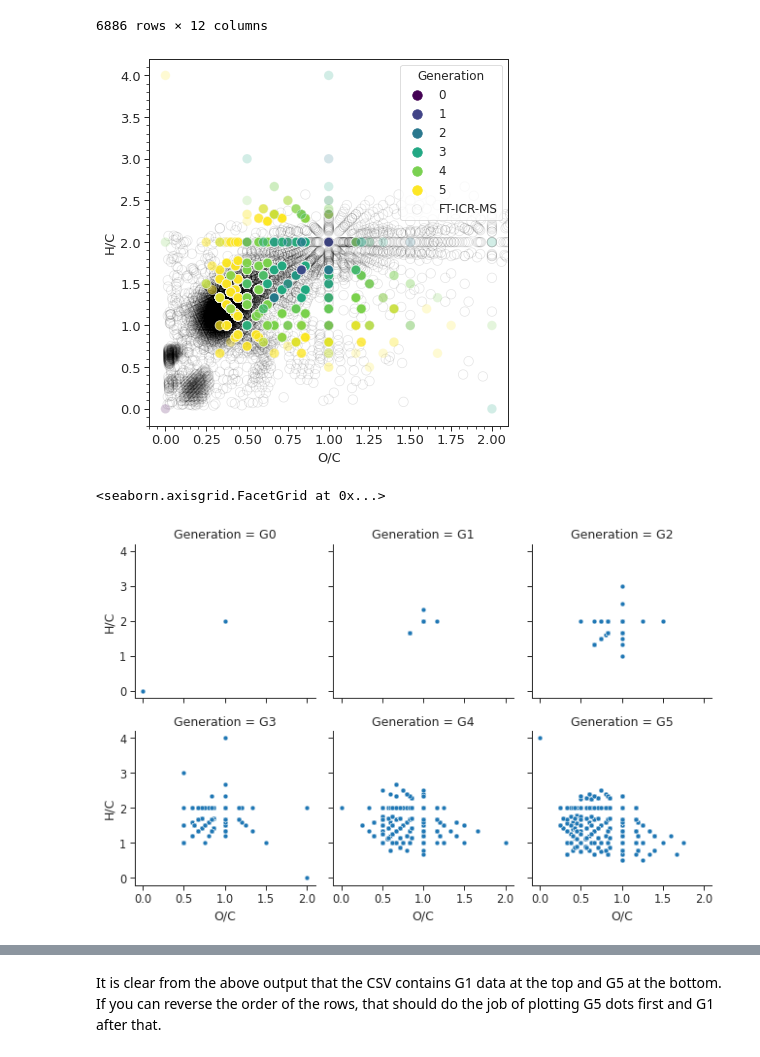
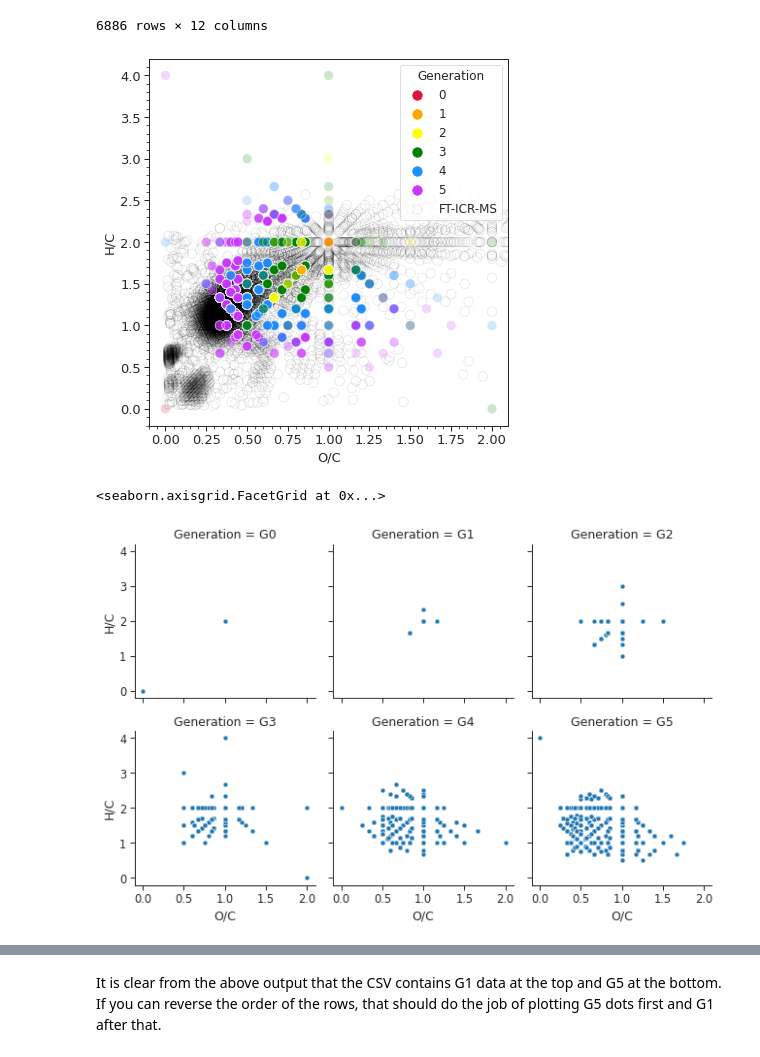
Before and after one commit to Reaction-Space-Explorer/reac-space-exp, a Jupyter notebook: plots/general_plotting_script.ipynb, the cells around one changed output, grey strips where cells are left out. Saved outputs shown, nothing was run; the diff lists cells and outputs as text; code cells hidden in the pictures.

```diff
--- a/plots/general_plotting_script.ipynb
+++ b/plots/general_plotting_script.ipynb
@@ -5,7 +5,7 @@ import matplotlib.pyplot as plt
 import seaborn as sns
 import plotly.express as px
 
-data = pd.read_csv("quantitative_desc.csv")
+data = pd.read_csv("YSP_ReactionNetwork_Descriptor_Data_November2021.csv")
 sns.set_context("paper", font_scale=1.3);
 sns.set_style("ticks");
 
@@ -62,10 +62,13 @@ ax_exp = sns.scatterplot(data=exp_data, x='O/C', y='H/C', color='None', edgecolo
 
 ax = sns.scatterplot(data=reversed_data,
                 x = "O/C", y = "H/C",
-                palette="viridis",
-                #palette=['crimson', 'orange', 'yellow', 'g', 'dodgerblue', 'violet'],
+                #palette="viridis",
+                palette=['crimson', 'orange', 'yellow', 'g', 'dodgerblue', '#CA38FF'],
                 marker="o", size="Gen Num",
+                #edgecolor='silver',
                 sizes=(90, 90),
+                zorder=2,
+                     #hue_order=[i for i in range(6)].reverse(),
                 #sizes=(90, 90),
                 alpha=0.2,
                 hue = "Gen Num",
@@ -78,35 +81,34 @@ h, l = ax.get_legend_handles_labels()
 hans = h[1:] + [h[0]]
 labs = l[1:] + [l[0]]
 ax.legend(fontsize = 12, \
               loc='upper right', \
                #bbox_to_anchor= (1.03, 0.9), \
                labels=labs, \
                handles=hans, \
                title="Generation", \
-               title_fontsize = 12, \
-               facecolor = 'white');
+               title_fontsize = 12);
 
 ax.minorticks_on()
 ax.tick_params(axis='both', labelsize=13)
 # Set title
 plt.title('')
 # Set x-axis label
 plt.xlabel('O/C', fontsize=13);
 # Set y-axis label
 plt.ylabel('H/C', fontsize=13);
 
 #plt.xscale('log');
 #plt.yscale('log');
 plt.ylim(-0.2, 4.2);
 plt.xlim(-0.1, 2.1);
 plt.tight_layout()
 plt.savefig('van_krevlen_computed.png', dpi=300)
 plt.show()
 grid = sns.FacetGrid(data, col = "Generation", col_wrap=3, palette="rocket", height=3, aspect=1);
 grid.map(sns.scatterplot, "O/C", "H/C");
 grid.set_axis_labels("O/C", "H/C");
 grid.add_legend()
 # %% [output]
-[figure, old version]
+[figure, new version]
 <seaborn.axisgrid.FacetGrid at 0x...>
 [figure]
```
Also changed, not shown: parts of 3 cells of this notebook.
